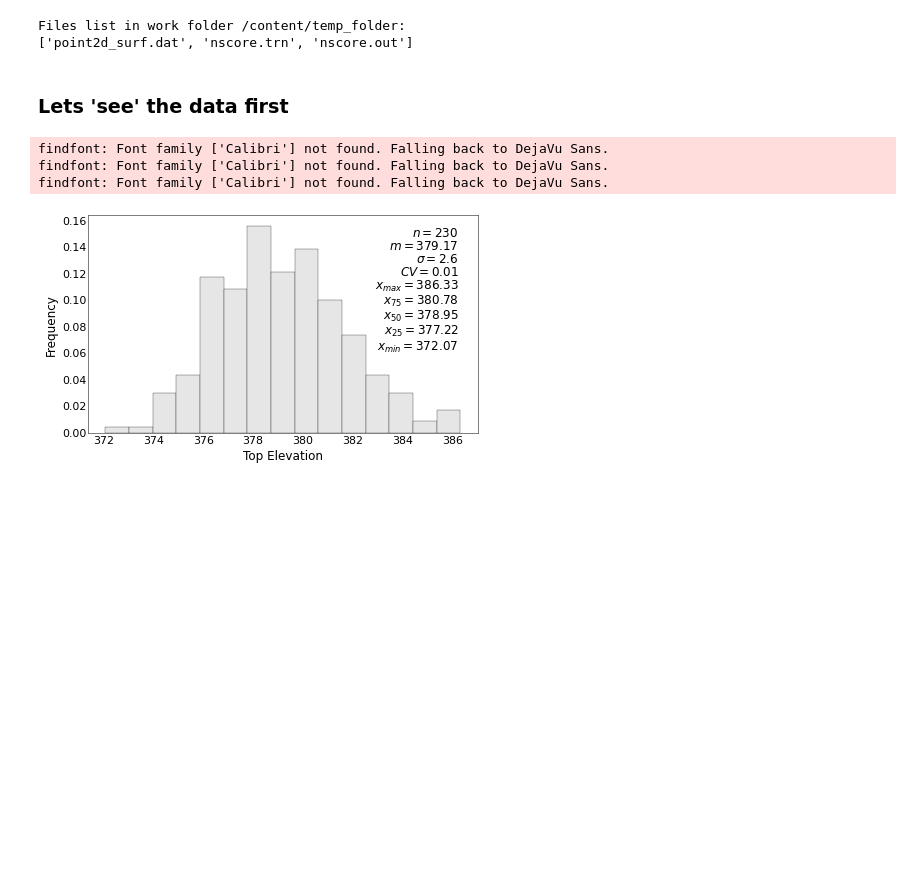
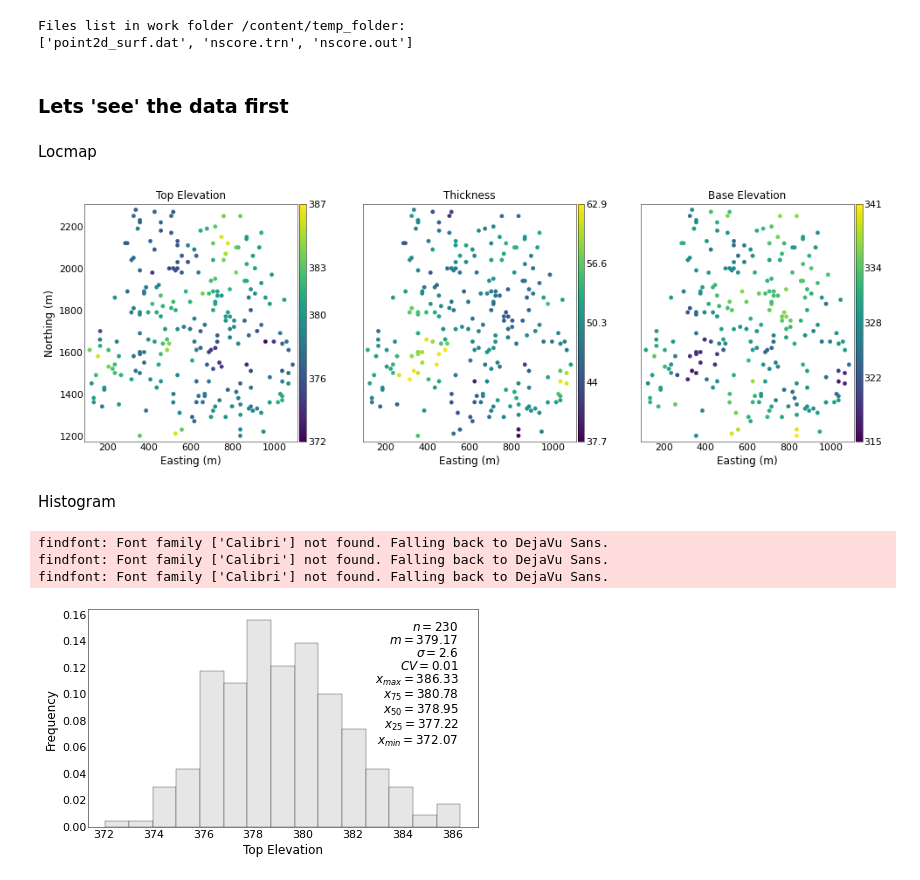
Before and after one commit to attilalr/Pygeostat_in_colaboratory, a Jupyter notebook: Example_pygeostat.ipynb, the cells around one changed output. Cells and saved outputs as stored; diff of their text form; code cells hidden in the pictures; blank space fills up the shorter version.

```diff
--- a/Example_pygeostat.ipynb
+++ b/Example_pygeostat.ipynb
@@ -88,6 +88,16 @@ Files list in work folder /content/temp_folder:
 ['point2d_surf.dat', 'nscore.trn', 'nscore.out']
 # %% [markdown]
 ### Lets 'see' the data first
+# %% [markdown]
+Locmap
+# %%
+fig, axes = gs.subplots(1, len(dfl.variables), axes_pad=(0.9, 0.4), figsize= (25,5), cbar_mode='each', label_mode='L')
+for i, var in enumerate(dfl.variables):
+    gs.location_plot(dfl, var = var, ax = axes[i])
+# %% [output]
+[figure, added]
+# %% [markdown]
+Histogram
 # %%
 for var in dfl.variables:
     gs.histogram_plot(dfl, var=var, figsize = (7,4))
```
